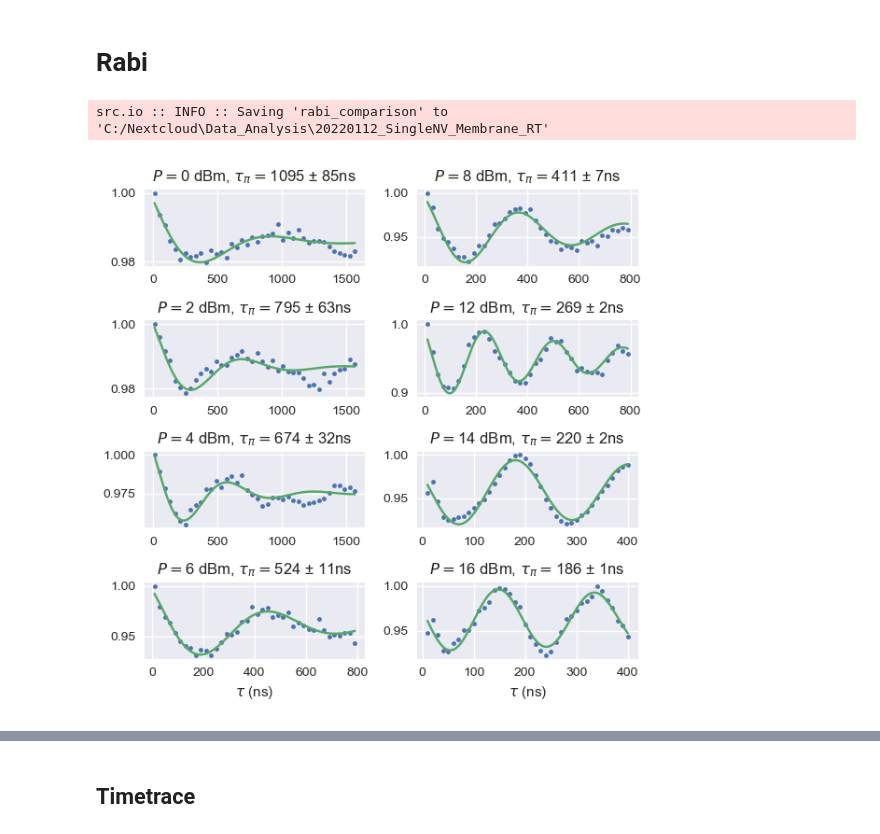
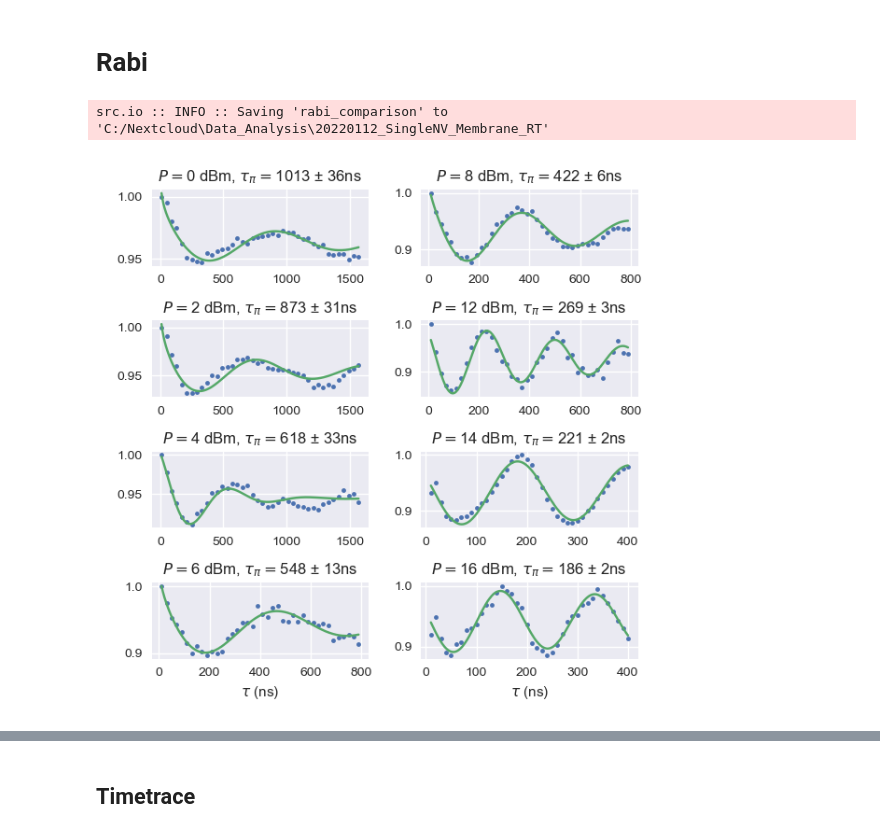
Before and after one commit to dineshpinto/qudi-hira-analysis, a Jupyter notebook: notebooks/20220112_SingleNV_Membrane_RT.ipynb, the cells around one changed output, grey strips where cells are left out. Drawn from its saved outputs; the diff is of its cells as text; code cells hidden in the pictures.

```diff
--- a/notebooks/20220112_SingleNV_Membrane_RT.ipynb
+++ b/notebooks/20220112_SingleNV_Membrane_RT.ipynb
@@ -284,36 +277,46 @@ frequencies, powers = [], []
 idx = 0
 idx2 = 0
 for key in rabi1.keys():
     df = rabi1[key]["pulsed_measurement"]["data"]
     filename = rabi1[key]["pulsed_measurement"]["filename"]
     power = re.search('rabi_(.*)dBm', filename).group(1)
+
     x = df["Controlled variable(s)"] * 1e9
-    y = df["Signal"] / df["Signal"].max()
+
+    laser_pulses = rabi1[key]["laser_pulses"]["data"]
+    y, yerr = qft.analyse_mean_norm(laser_pulses, signal_start=170e-9, signal_end=250e-9, norm_start=1000e-9, norm_end=2000e-9)
+    y /= np.max(y)
+
     ax[idx, idx2].plot(x, y, ".")
 
-    fit_x, fit_y, result = qft.perform_fit(x, y, "sineexponentialdecay")
+    if float(power) < 12:
+        fit_x, fit_y, result = qft.perform_fit(x, y, "sinestretchedexponentialdecay")
+    else:
+        fit_x, fit_y, result = qft.perform_fit(x, y, "sineexponentialdecay")
+
+
     pi_length = 1 / result.params["frequency"].value
     pi_length_err = pi_length * (result.params["frequency"].stderr / result.params["frequency"].value)
 
     powers.append(shp.decibelm_to_watts(float(power)))
     frequencies.append(result.params["frequency"].value)
 
     ax[idx, idx2].plot(fit_x, fit_y)
     ax[idx, idx2].set_title(r"$P=$" + f"{power} dBm, " + r"$\tau_{\pi}=$" + f"{int(pi_length)} ± {int(pi_length_err)}ns ")
 
     if idx == 3:
         ax[idx, idx2].set_xlabel(r"$\tau$ (ns)")
 
         idx2 += 1
         idx = -1
     idx += 1
 
 #ax[-1].set_xlabel("Time (ns)")
 fig.tight_layout()
 sio.save_figures("rabi_comparison", FIGURE_FOLDERPATH)
 # %% [output]
 src.io :: INFO :: Saving 'rabi_comparison' to 'C:/Nextcloud\Data_Analysis\20220112_SingleNV_Membrane_RT'
-[figure, old version]
+[figure, new version]
 # %%
 %matplotlib widget
 
```
Also changed, not shown: parts of 21 cells of this notebook, 4 other files.
